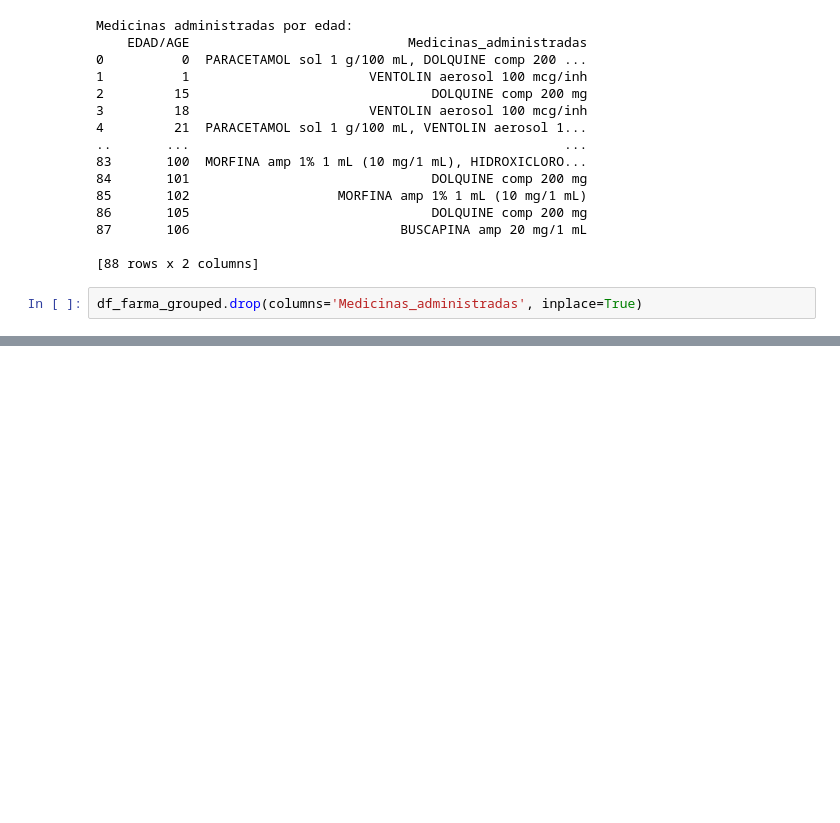
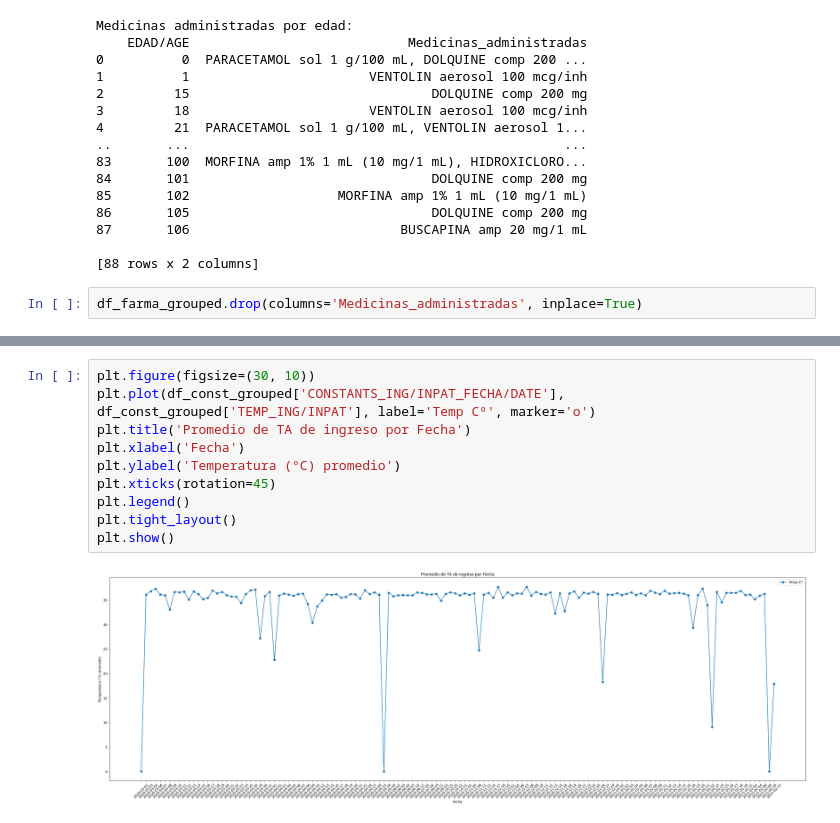
Before and after one commit to UnicornDataCience/R35_sopra_steria, a Jupyter notebook: notebooks/hdbscan.ipynb, the cells around one changed output, grey strips where cells are left out. Saved outputs shown, nothing was run; the diff lists cells and outputs as text; blank space fills up the shorter version.

```diff
--- a/notebooks/hdbscan.ipynb
+++ b/notebooks/hdbscan.ipynb
@@ -1015,0 +1101,12 @@ df_farma_grouped.drop(columns='Medicinas_administradas', inplace=True)
+# %%
+plt.figure(figsize=(30, 10))
+plt.plot(df_const_grouped['CONSTANTS_ING/INPAT_FECHA/DATE'], df_const_grouped['TEMP_ING/INPAT'], label='Temp Cº', marker='o')
+plt.title('Promedio de TA de ingreso por Fecha')
+plt.xlabel('Fecha')
+plt.ylabel('Temperatura (°C) promedio')
+plt.xticks(rotation=45)
+plt.legend()
+plt.tight_layout()
+plt.show()
+# %% [output]
+[figure, added]
```
Also changed, not shown: parts of 10 cells of this notebook.
